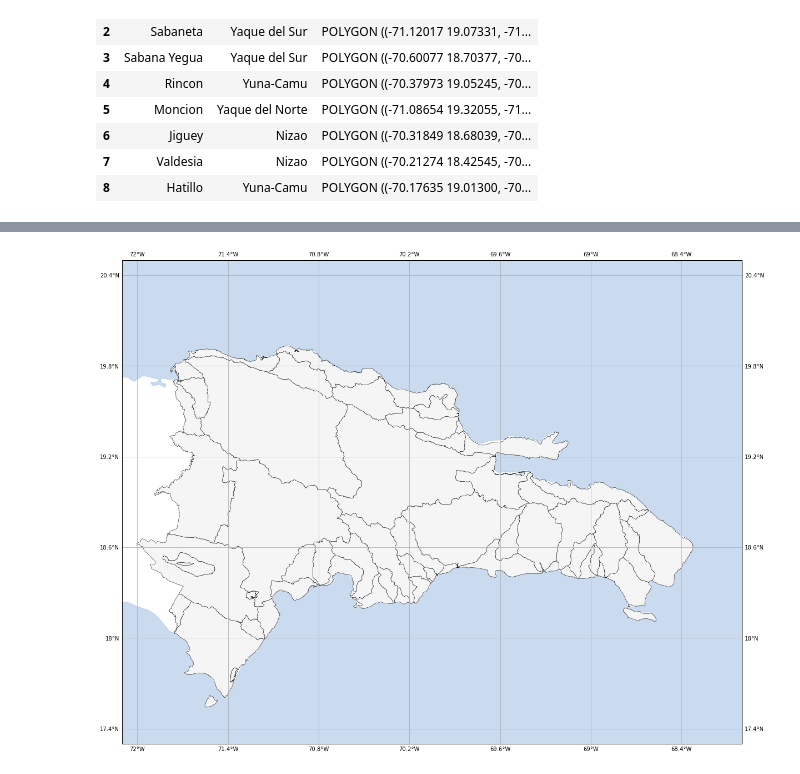
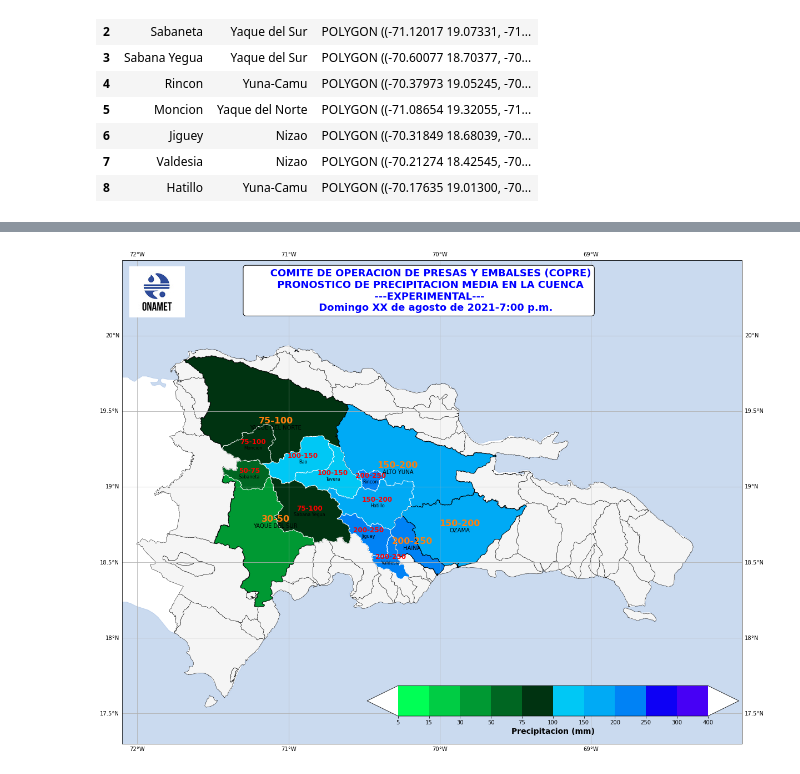
Before and after one commit to jmedinah09/UnidataProjects, a Jupyter notebook: tropical_cyclone_plot_project/RD_Shapes_.ipynb, the cells around one changed output, grey strips where cells are left out. Drawn from its saved outputs; the diff is of its cells as text; code cells hidden in the pictures.

```diff
--- a/tropical_cyclone_plot_project/RD_Shapes_.ipynb
+++ b/tropical_cyclone_plot_project/RD_Shapes_.ipynb
@@ -173,12 +169,13 @@ values_and_colors = {
                      'colors': ['#00FF55',  '#00CC44',  '#009933',   '#006622',  '#003311',  '#00C8F5',
                                 '#00AAF5',  '#0082F5',  '#0D00F5',   '#4700F5',  '#8B00F5']
                      }
-mean_pp_in_the_watersheds =  {'NIZAO'          : ['#00FF55', '5-15'],
+mean_pp_in_the_watersheds =  {#'NIZAO'          : ['#00FF55', '5-15'],
                               'YAQUE DEL SUR'  : ['#00FF55', '5-15'],
                               'OZAMA'          : ['#00FF55', '5-15'],
                               'ALTO YUNA'      : ['#00FF55', '5-15'],
-                              'HAINA'          : ['#00FF55', '5-15'],
-                              'YAQUE DEL NORTE': ['#00FF55', '5-15']
+                              'YAQUE DEL NORTE': ['#00FF55', '5-15'],
+                              'HAINA'          : ['#00FF55', '5-15']
+
                              }
 mean_pp_in_the_dams       =  {
                              'Bao'             : ['#8B00F5', '400-500'],
@@ -191,43 +188,107 @@ mean_pp_in_the_dams       =  {
                              'Valdesia'        : ['#8B00F5', '400-500'],
                              'Hatillo'         : ['#8B00F5', '400-500']
                              }
-
+# pp = []
+# cuencas_hidro_gdf = cuencas_hidro_gdf.loc[[47, 48, 50, 54, 55]] #NIZAO_idx = 28
 # for watersheds in mean_pp_in_the_watersheds.keys():
 #     _  = str(input(f'{watersheds}: '))
 #     __ = values_and_colors['values'].index(_)
 #     mean_pp_in_the_watersheds[watersheds] = [values_and_colors['colors'][__], _]
+#     pp.append(_)
+# cuencas_hidro_gdf['PP'] = pp
+# cuencas_hidro_gdf = cuencas_hidro_gdf[['NOMBRE', 'PP', 'geometry']]
 
+pp = ['5-15', '5-15', '5-15', '5-15', '5-15']
+pp = []
+cuencas_hidro_gdf = cuencas_hidro_gdf.loc[[47, 48, 50, 54, 55]] #NIZAO_idx = 28
+for watersheds in mean_pp_in_the_watersheds.keys():
+    for attempt in range(3):
+        try:
+            _  = str(input(f'{watersheds}: '))
+            __ = values_and_colors['values'].index(_)
+        except ValueError:
+            print('Este rango no esta permitido.')
+            continue
+        break
+    else:
+        print('numero de intentos agotados')
+        break
+    mean_pp_in_the_watersheds[watersheds] = [values_and_colors['colors'][__], _]
+    pp.append(_)
+if pp:
+    cuencas_hidro_gdf['PP'] = pp
+    cuencas_hidro_gdf = cuencas_hidro_gdf[['NOMBRE', 'PP', 'geometry']]
+
+pp = ['400-500', '400-500', '400-500', '400-500', '400-500', '400-500', '400-500', '400-500', '400-500']
 pp = []
 cuencas_presas_gdf = cuencas_presas_gdf[:9]
 for watersheds in mean_pp_in_the_dams.keys():
-    _  = str(input(f'{watersheds}: '))
-    __ = values_and_colors['values'].index(_)
+    for attempt in range(3):
+        try:
+            _  = str(input(f'{watersheds}: '))
+            __ = values_and_colors['values'].index(_)
+        except ValueError:
+            print('Este rango no esta permitido.')
+            continue
+        break
+    else:
+        print('numero de intentos agotados')
+        break
     mean_pp_in_the_dams[watersheds] = [values_and_colors['colors'][__], _]
     pp.append(_)
-cuencas_presas_gdf['PP'] = pp
-cuencas_presas_gdf = cuencas_presas_gdf[['Nombre', 'Cuenca', 'PP', 'geometry']]
+if pp:
+    cuencas_presas_gdf['PP'] = pp
+    cuencas_presas_gdf = cuencas_presas_gdf[['Nombre', 'Cuenca', 'PP', 'geometry']]
+
+# pp = []
+# cuencas_presas_gdf = cuencas_presas_gdf[:9]
+# for watersheds in mean_pp_in_the_dams.keys():
+#     _  = str(input(f'{watersheds}: '))
+#     __ = values_and_colors['values'].index(_)
+#     mean_pp_in_the_dams[watersheds] = [values_and_colors['colors'][__], _]
+#     pp.append(_)
+# cuencas_presas_gdf['PP'] = pp
+# cuencas_presas_gdf = cuencas_presas_gdf[['Nombre', 'Cuenca', 'PP', 'geometry']]
 
 
 for cc_name in mean_pp_in_the_watersheds.keys():
-    cc_subset = [cuencas_hidro_gdf['NOMBRE'] == cc_name]
+    cc_subset = cuencas_hidro_gdf[cuencas_hidro_gdf['NOMBRE'] == cc_name]
     _ = mean_pp_in_the_watersheds[cc_name][0]
     ax.add_geometries(cc_subset['geometry'], facecolor=_,
                      edgecolor='black', crs=data_crs,
                      linewidth=1)
+
+
 for cc_name in mean_pp_in_the_dams.keys():
     cc_subset = cuencas_presas_gdf_[cuencas_presas_gdf_['Nombre'] == cc_name]
     _ = mean_pp_in_the_dams[cc_name][0]
     ax.add_geometries(cc_subset['geometry'], facecolor=_,
                      edgecolor='white', crs=data_crs,
-                     linewidth=3)
+                     linewidth=1)
+
+cuencas_hidro_gdf.apply(lambda   x: ax.annotate(text=x.NOMBRE, xy=x.geometry.centroid.coords[0],
+                                              fontsize = 10, ha='center', weight = 'normal',
+                                              va = 'top'), axis=1)
+cuencas_hidro_gdf.apply(lambda   x: ax.annotate(text=x.PP, xy=x.geometry.centroid.coords[0],
+                                              color = 'tab:orange', ha='center', weight = 'bold',
+                                              fontsize = 16, va = 'bottom'), axis=1)
+
 cuencas_presas_gdf_.apply(lambda x: ax.annotate(text=x.Nombre, xy=x.geometry.centroid.coords[0],
-                                                ha='center', weight = 'bold'), axis=1)
+                                                fontsize = 8, ha='center', weight = 'normal',
+                                                va = 'top'), axis=1)
+cuencas_presas_gdf.apply(lambda  x: ax.annotate(text=x.PP, xy=x.geometry.centroid.coords[0],
+                                               color = 'red', ha='center', weight = 'bold',
+                                               fontsize = 12, va = 'bottom'), axis=1)
 
 props = dict(boxstyle='round', facecolor='white', alpha=1)
 xtxt = 0.2
 ytxt = 0.983
-text = 'COMITE DE OPERACION DE PRESAS Y EMBALSES (COPRE) \n    PRONOSTICO DE PRECIPITACION MEDIA EN LA CUENCA\n          DEBIDO AL PASO DE LA TORMENTA TROPICAL GRACE\n                  Domingo 15 de agosto de 2021-7:00 p.m.'
-ax.text(xtxt, ytxt, text, transform=ax.transAxes, fontsize=18, verticalalignment='top', bbox=props,
+text = ['''       COMITE DE OPERACION DE PRESAS Y EMBALSES (COPRE)
+         PRONOSTICO DE PRECIPITACION MEDIA EN LA CUENCA
+                                     ---EXPERIMENTAL---
+                     Domingo XX de agosto de 2021-7:00 p.m.''']
+
+ax.text(xtxt, ytxt, text[0], transform=ax.transAxes, fontsize=18, verticalalignment='top', bbox=props,
         weight = 'bold', color = 'blue')
 
 colorbar = imread('colorbar.png')
@@ -241 +315 @@ ValueError: '3' is not in list
-[figure, old version]
+[figure, new version]
```
Also changed, not shown: parts of 12 cells of this notebook, 2 other files.
